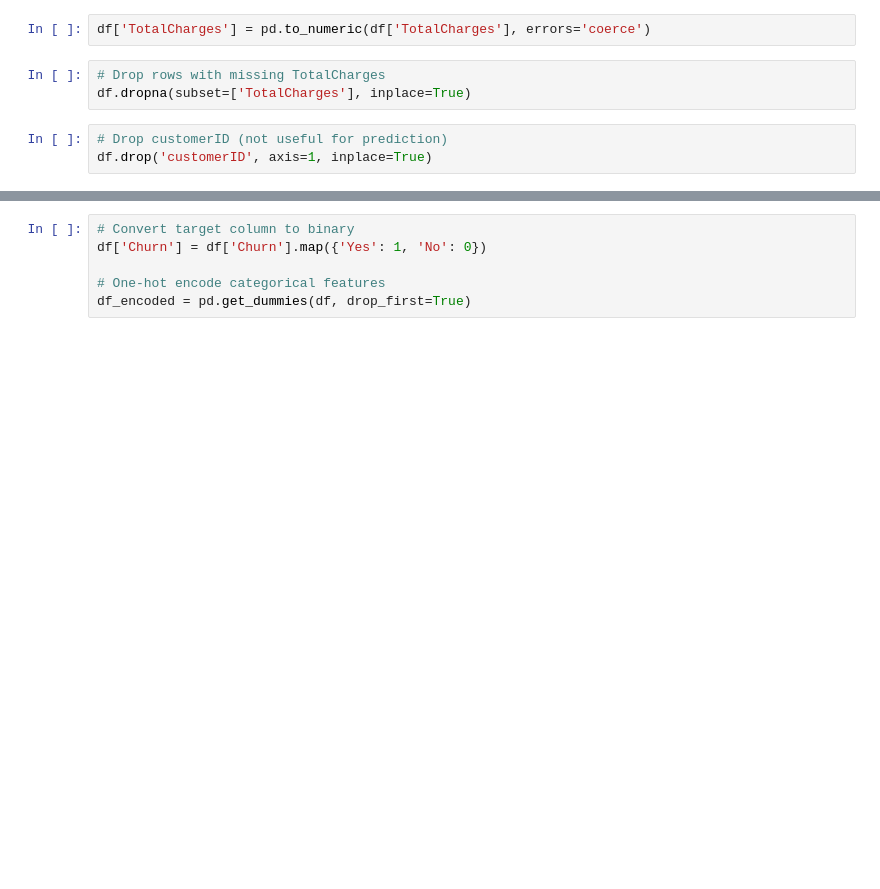
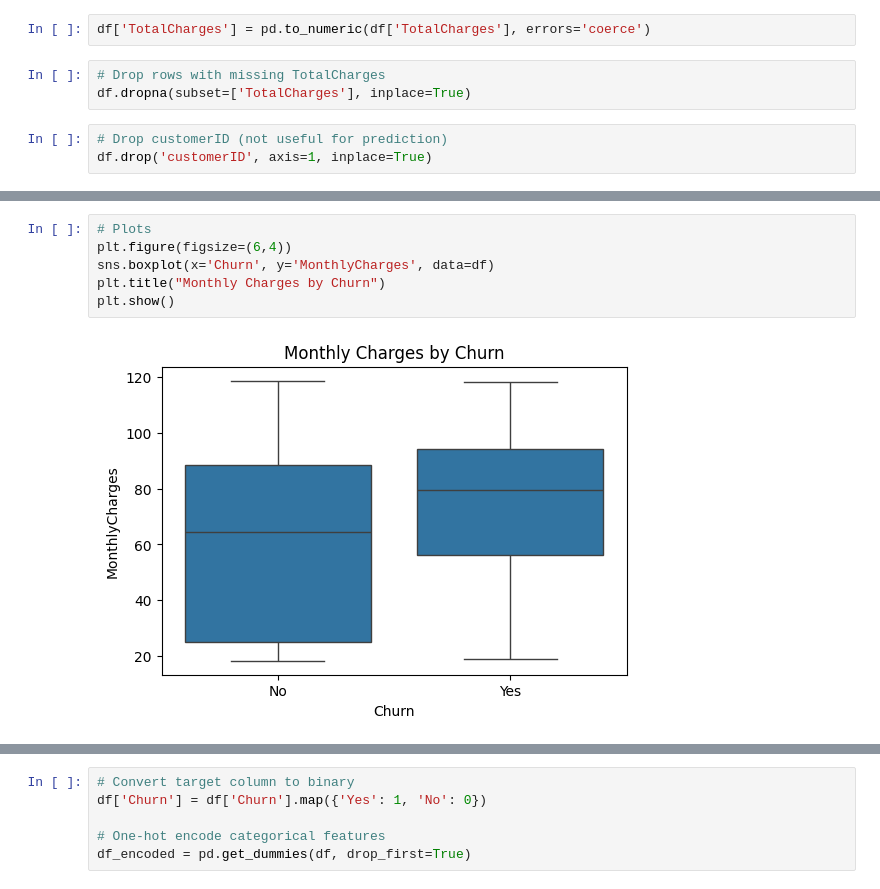
Before and after one commit to Ganindu-Deshapriya/Customer_Churn_Prediction_Group_06, a Jupyter notebook: Customer_Churn_Prediction_Group_06/notebooks/FC211014_Usitha/Usitha_Adaboost.ipynb, the cells around one changed output, grey strips where cells are left out. Saved outputs shown, nothing was run; the diff lists cells and outputs as text; blank space fills up the shorter version.

```diff
--- a/Customer_Churn_Prediction_Group_06/notebooks/FC211014_Usitha/Usitha_Adaboost.ipynb
+++ b/Customer_Churn_Prediction_Group_06/notebooks/FC211014_Usitha/Usitha_Adaboost.ipynb
@@ -24,0 +39,8 @@ df.drop('customerID', axis=1, inplace=True)
+# %%
+# Plots
+plt.figure(figsize=(6,4))
+sns.boxplot(x='Churn', y='MonthlyCharges', data=df)
+plt.title("Monthly Charges by Churn")
+plt.show()
+# %% [output]
+[figure, added]
```
Also changed, not shown: parts of 5 cells of this notebook.
